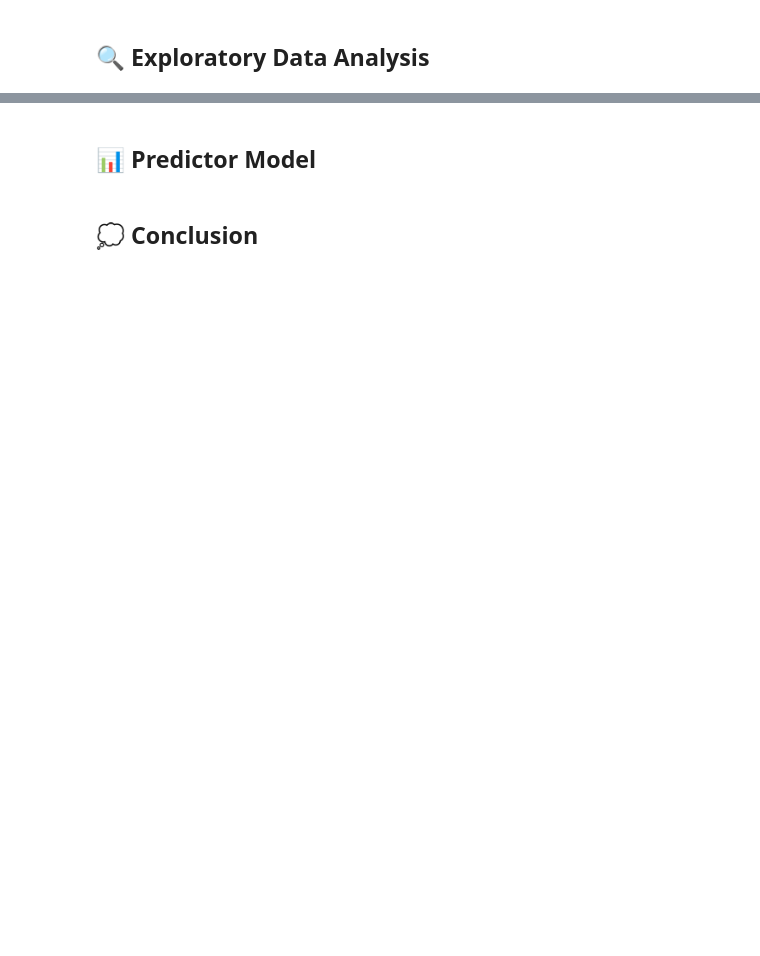
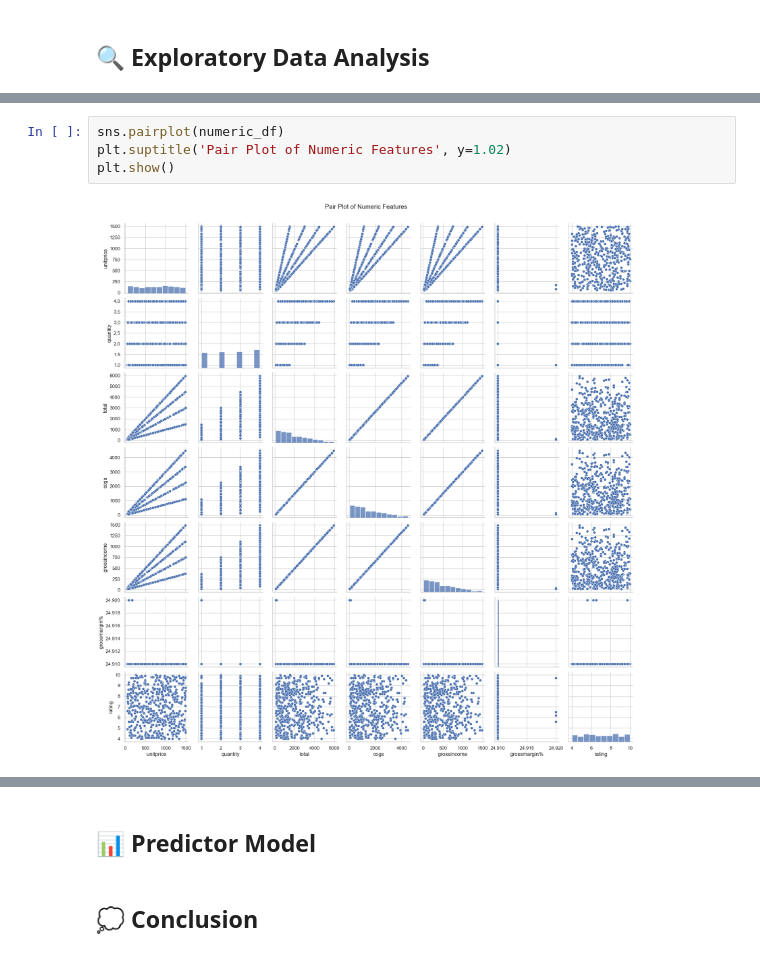
Before and after one commit to DiffelVIA/retail_sales_analysis, a Jupyter notebook: retail_sales_analysis.ipynb, the cells around one changed output, grey strips where cells are left out. Cells and saved outputs as stored; diff of their text form; blank space fills up the shorter version.

```diff
--- a/retail_sales_analysis.ipynb
+++ b/retail_sales_analysis.ipynb
@@ -37,0 +137,6 @@ sns.set(style='whitegrid')
+# %%
+sns.pairplot(numeric_df)
+plt.suptitle('Pair Plot of Numeric Features', y=1.02)
+plt.show()
+# %% [output]
+[figure, added]
```
Also changed, not shown: parts of 11 cells of this notebook.
